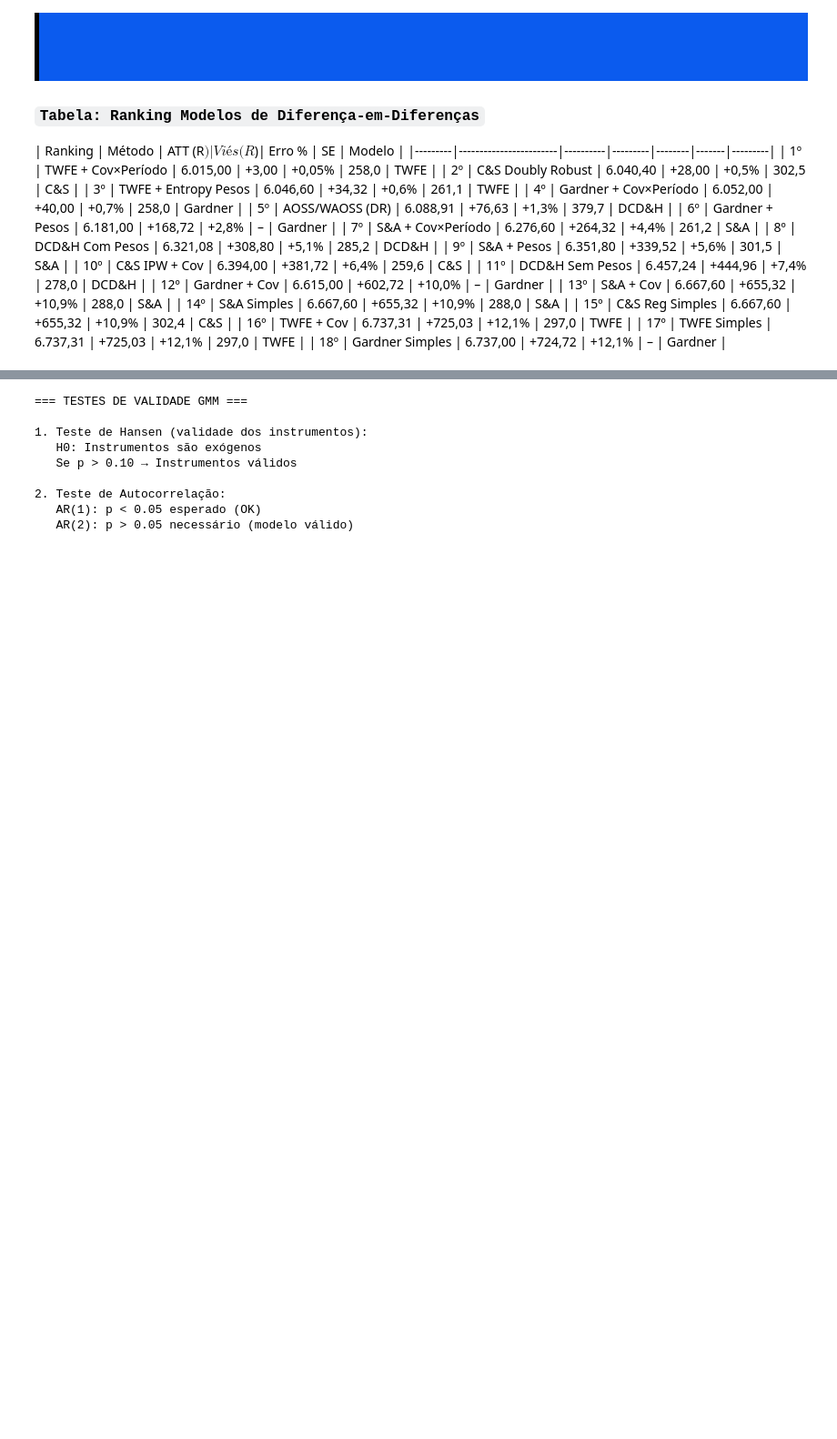
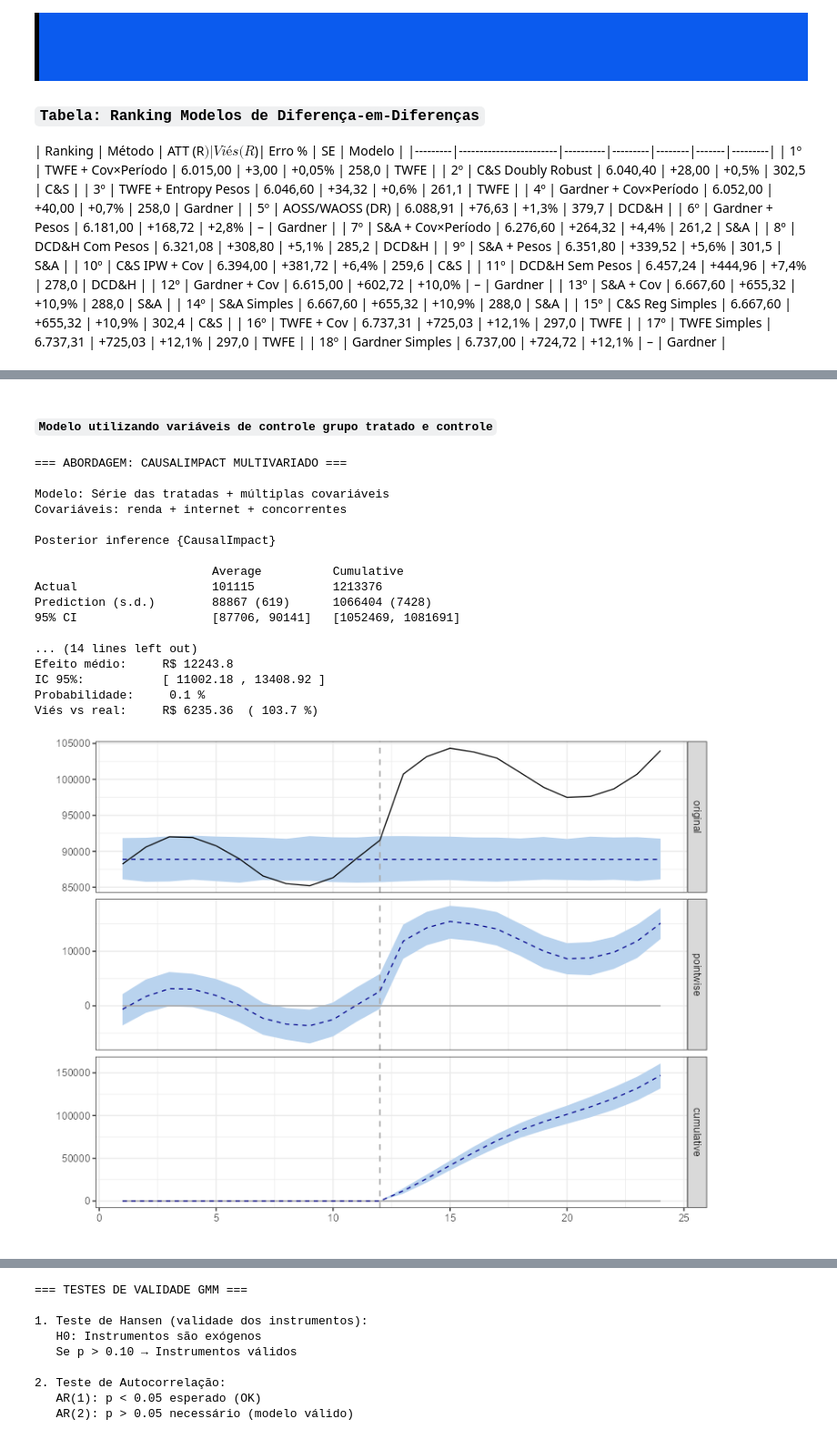
Before and after one commit to silviopaula/ciencia-dados-portifolio, a Jupyter notebook: Marketing_causal_inference/Script R- Marketing e inferência causal.ipynb, the cells around one changed output, grey strips where cells are left out. Shown at 91% size. Saved outputs shown, nothing was run; the diff lists cells and outputs as text; code cells hidden in the pictures; blank space fills up the shorter version.

```diff
--- a/Marketing_causal_inference/Script R- Marketing e inferência causal.ipynb
+++ b/Marketing_causal_inference/Script R- Marketing e inferência causal.ipynb
@@ -5457,0 +4007,64 @@ Efeito causal (System GMM): 6378.91
+# %% [markdown]
+#### **`Modelo utilizando variáveis de controle grupo tratado e controle`**
+# %%
+# ============================================
+# MULTIVARIADO (TODAS COVARIÁVEIS TRATADOS E CONTROLE)
+# ============================================
+
+cat("\n=== ABORDAGEM: CAUSALIMPACT MULTIVARIADO ===\n\n")
+cat("Modelo: Série das tratadas + múltiplas covariáveis\n")
+cat("Covariáveis: renda + internet + concorrentes\n\n")
+
+ts_multivariado <- zoo(
+  dados_ci_base %>%
+    dplyr::select(
+      vendas_tratadas,       # Série tratada (Y) variável de resposta
+      renda_tratadas,        # Covariável 1 tratados
+      internet_tratadas,     # Covariável 2 tratados
+      concorrentes_tratadas, # Covariável 3 tratados
+      renda_controle,        # Covariável 4 controles
+      internet_controle,     # Covariável 5 controles
+      concorrentes_controle, # Covariável 6 controles
+    ),
+  order.by = dados_ci_base$periodo
+)
+
+# Rodar modelo
+impacto_multi2 <- CausalImpact(ts_multivariado, pre_period, post_period)
+
+# Resultados
+print(summary(impacto_multi2))
+plot(impacto_multi2)
+
+# Extrair métricas
+efeito_multi2       <- impacto_multi2$summary$AbsEffect[1]
+efeito_multi_lower2 <- impacto_multi2$summary$AbsEffect.lower[1]
+efeito_multi_upper2 <- impacto_multi2$summary$AbsEffect.upper[1]
+prob_multi2         <- impacto_multi2$summary$p[1]
+
+cat("\n--- RESUMO MULTIVARIADO ---\n")
+cat("Efeito médio:     R$", round(efeito_multi, 2), "\n")
+cat("IC 95%:           [", round(efeito_multi_lower, 2), ",",
+    round(efeito_multi_upper2, 2), "]\n")
+cat("Probabilidade:    ", round(prob_multi2 * 100, 2), "%\n")
+cat("Viés vs real:     R$", round(efeito_multi2 - efeito_verdadeiro, 2),
+    " (", round(100 * (efeito_multi2 - efeito_verdadeiro) / efeito_verdadeiro, 1), "%)\n\n")
+# %% [output]
+=== ABORDAGEM: CAUSALIMPACT MULTIVARIADO ===
+
+Modelo: Série das tratadas + múltiplas covariáveis
+Covariáveis: renda + internet + concorrentes
+
+Posterior inference {CausalImpact}
+
+                         Average          Cumulative
+Actual                   101115           1213376
+Prediction (s.d.)        88867 (619)      1066404 (7428)
+95% CI                   [87706, 90141]   [1052469, 1081691]
+
+... (14 lines left out)
+Efeito médio:     R$ 12243.8
+IC 95%:           [ 11002.18 , 13408.92 ]
+Probabilidade:     0.1 %
+Viés vs real:     R$ 6235.36  ( 103.7 %)
+[figure, added]
```
Also changed, not shown: parts of 65 cells of this notebook, 8 other files.
